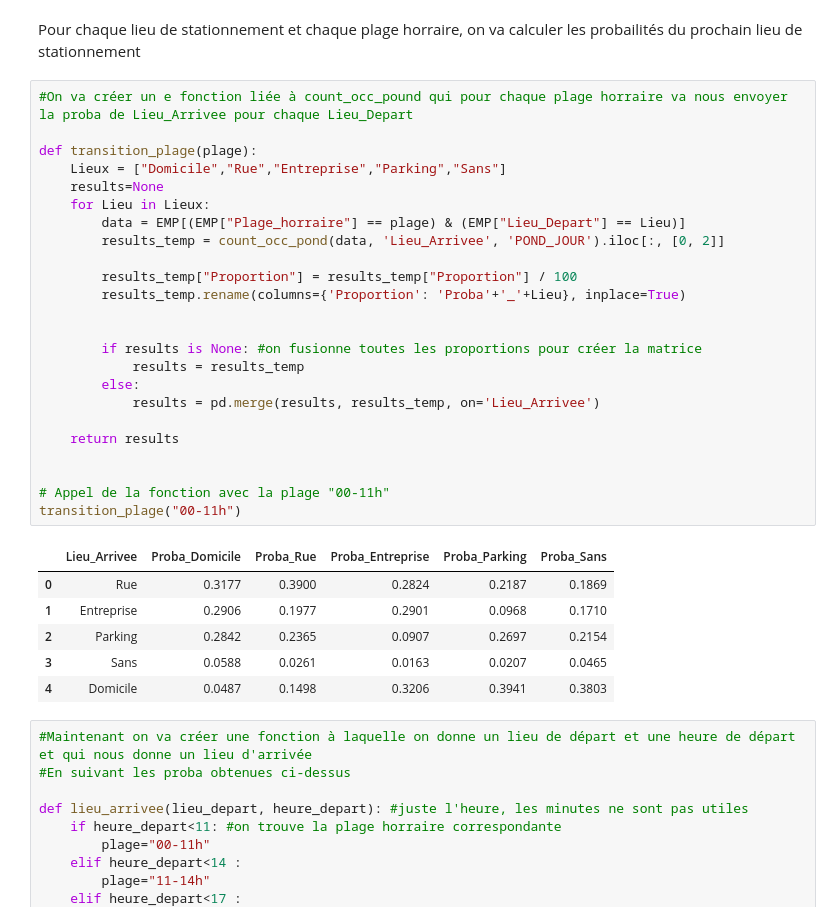
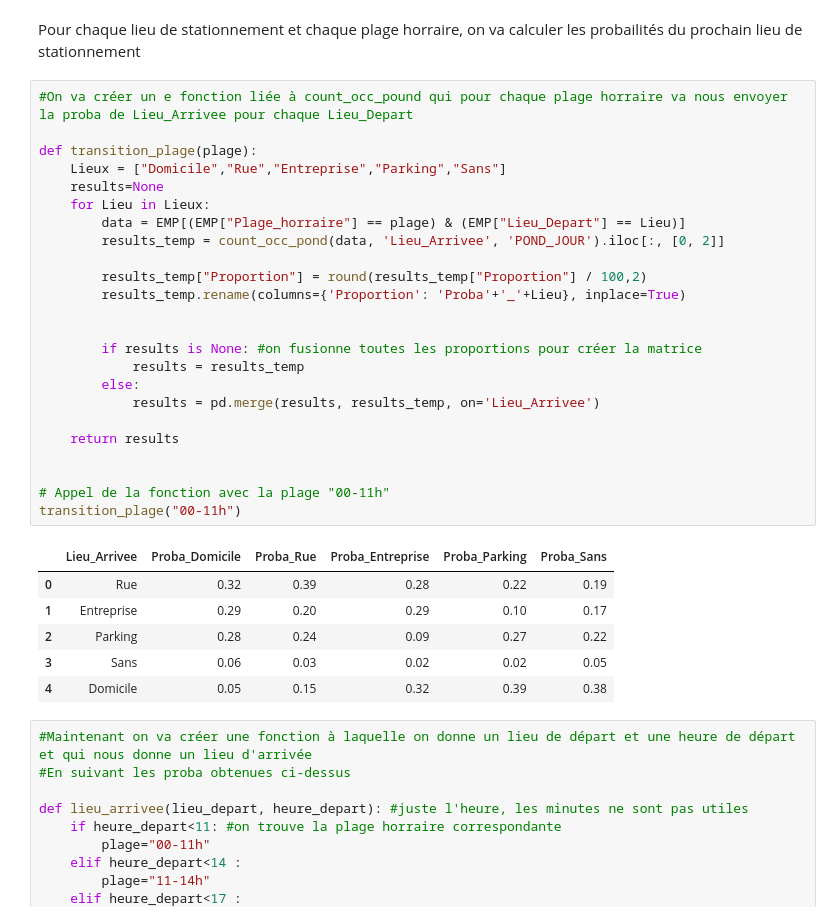
Before and after one commit to kilianguillon/Projet_statapp, a Jupyter notebook: script_main.ipynb, the cells around one changed output. Cells and saved outputs as stored; diff of their text form.

```diff
--- a/script_main.ipynb
+++ b/script_main.ipynb
@@ -535,34 +535,34 @@ Pour chaque lieu de stationnement et chaque plage horraire, on va calculer les p
 # %%
 #On va créer un e fonction liée à count_occ_pound qui pour chaque plage horraire va nous envoyer la proba de Lieu_Arrivee pour chaque Lieu_Depart
 
 def transition_plage(plage):
     Lieux = ["Domicile","Rue","Entreprise","Parking","Sans"]
     results=None
     for Lieu in Lieux:
         data = EMP[(EMP["Plage_horraire"] == plage) & (EMP["Lieu_Depart"] == Lieu)]
         results_temp = count_occ_pond(data, 'Lieu_Arrivee', 'POND_JOUR').iloc[:, [0, 2]]
 
-        results_temp["Proportion"] = results_temp["Proportion"] / 100
+        results_temp["Proportion"] = round(results_temp["Proportion"] / 100,2)
         results_temp.rename(columns={'Proportion': 'Proba'+'_'+Lieu}, inplace=True)
 
 
         if results is None: #on fusionne toutes les proportions pour créer la matrice
             results = results_temp
         else:
             results = pd.merge(results, results_temp, on='Lieu_Arrivee')
 
     return results
 
 
 # Appel de la fonction avec la plage "00-11h"
 transition_plage("00-11h")
 # %% [output]
 |  | Lieu_Arrivee | Proba_Domicile | Proba_Rue | Proba_Entreprise | Proba_Parking | Proba_Sans |
-| 0 | Rue | 0.3177 | 0.3900 | 0.2824 | 0.2187 | 0.1869 |
-| 1 | Entreprise | 0.2906 | 0.1977 | 0.2901 | 0.0968 | 0.1710 |
-| 2 | Parking | 0.2842 | 0.2365 | 0.0907 | 0.2697 | 0.2154 |
-| 3 | Sans | 0.0588 | 0.0261 | 0.0163 | 0.0207 | 0.0465 |
-| 4 | Domicile | 0.0487 | 0.1498 | 0.3206 | 0.3941 | 0.3803 |
+| 0 | Rue | 0.32 | 0.39 | 0.28 | 0.22 | 0.19 |
+| 1 | Entreprise | 0.29 | 0.20 | 0.29 | 0.10 | 0.17 |
+| 2 | Parking | 0.28 | 0.24 | 0.09 | 0.27 | 0.22 |
+| 3 | Sans | 0.06 | 0.03 | 0.02 | 0.02 | 0.05 |
+| 4 | Domicile | 0.05 | 0.15 | 0.32 | 0.39 | 0.38 |
 # %%
 #Maintenant on va créer une fonction à laquelle on donne un lieu de départ et une heure de départ et qui nous donne un lieu d'arrivée
 #En suivant les proba obtenues ci-dessus
```
Also changed, not shown: parts of 1 cell of this notebook.
